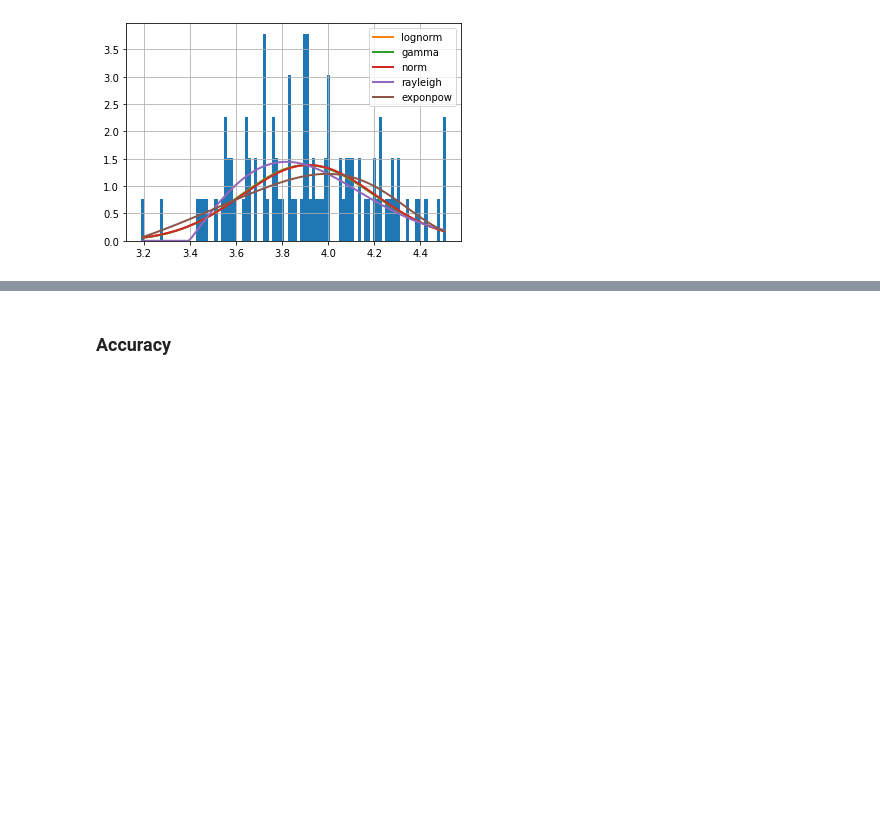
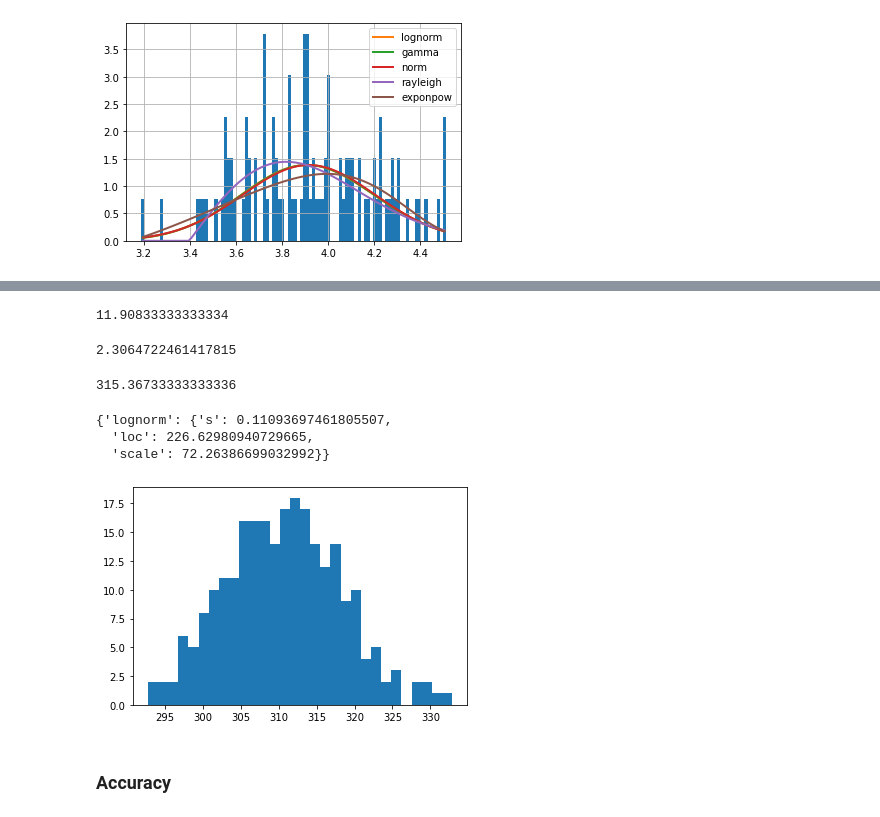
Before and after one commit to AndyWalker81/ProgrammingForDataAnalysis_Project, a Jupyter notebook: Programming_Project.ipynb, the cells around one changed output, grey strips where cells are left out. Saved outputs shown, nothing was run; the diff lists cells and outputs as text; code cells hidden in the pictures; blank space fills up the shorter version.

Commit message:
Add all plots

```diff
--- a/Programming_Project.ipynb
+++ b/Programming_Project.ipynb
@@ -277,0 +302,19 @@ plt.show()
+# %%
+mean_distance_increase
+# %% [output]
+11.90833333333334
+# %%
+std_distance_increase
+# %% [output]
+2.3064722461417815
+# %%
+mean_distance_2030 = (mean_distance_2020 + mean_distance_increase)
+mean_distance_2030
+# %% [output]
+315.36733333333336
+# %%
+distance_list
+# %% [output]
+{'lognorm': {'s': 0.11093697461805507,
+  'loc': 226.62980940729665,
+  'scale': 72.26386699032992}}
@@ -278,3 +323,16 @@ plt.show()
+# %%
+from scipy.stats import lognorm
+s=0.11093697461805507
+distance_2030 = lognorm.rvs(s, loc=237.9, scale=72.26386699032992, size=250) # loc is loc from distance_list + mean_distance_increase25
+plt.hist(distance_2030, bins=30)
+
+plt.show()
+
+#'lognorm': {'s': 0.11093697461805507,
+  #'loc': 226.62980940729665,
+  #'scale': 72.26386699032992}}
+# %% [output]
+[figure, added]
 # %% [markdown]
 ### Accuracy
 # %%
```
Also changed, not shown: parts of 82 cells of this notebook, 16 other files.
